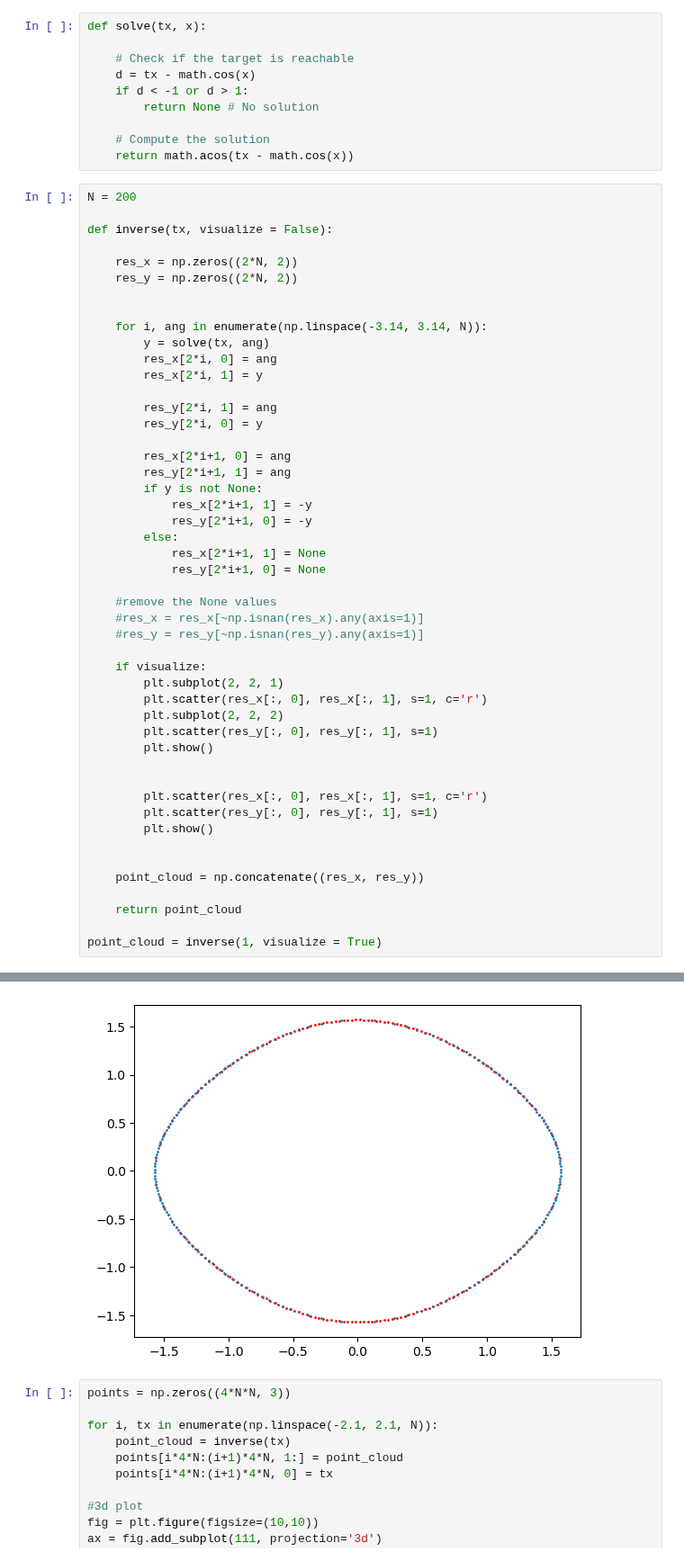
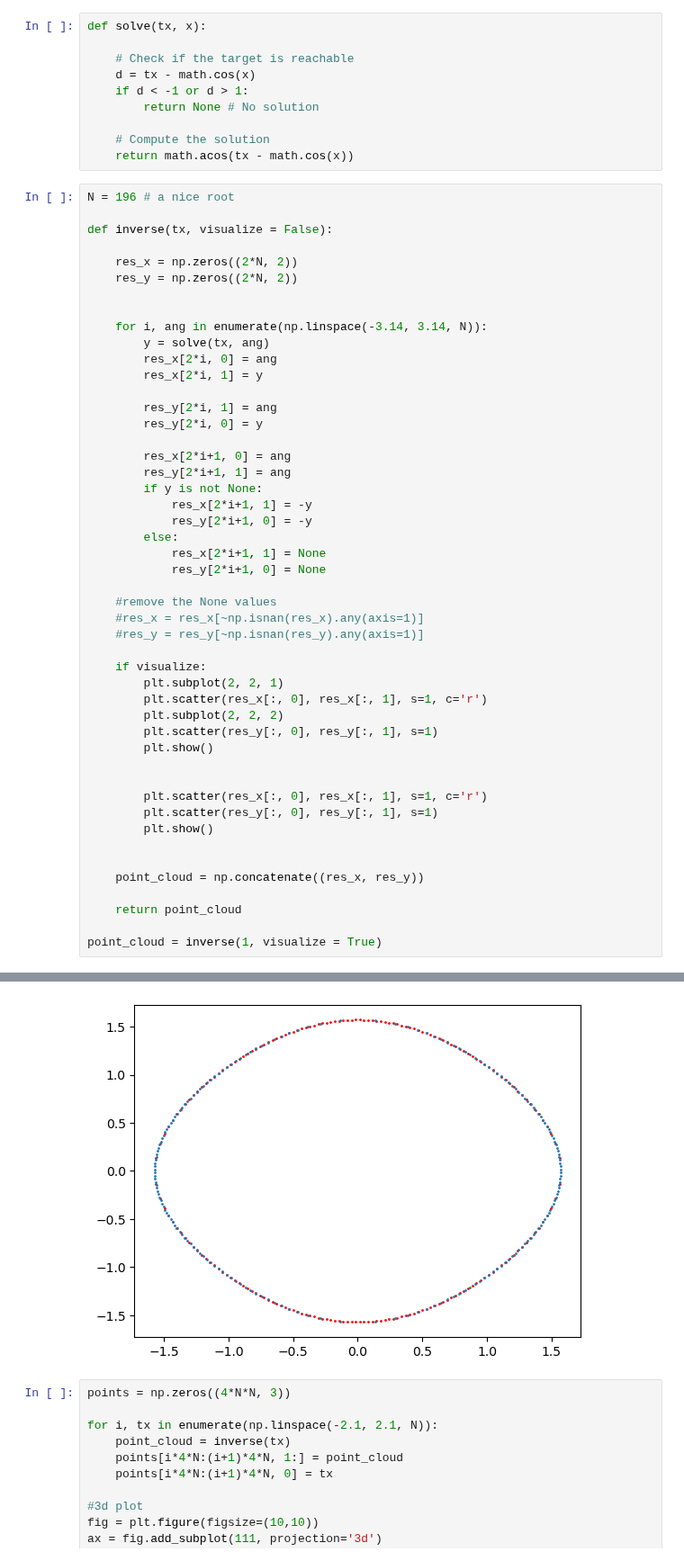
Before and after one commit to gregora/Workspace-of-Redundant-Robots, a Jupyter notebook: InverKinematicsSimple.ipynb, the cells around one changed output, grey strips where cells are left out. Shown at 90% size. Saved outputs shown, nothing was run; the diff lists cells and outputs as text.

```diff
--- a/InverKinematicsSimple.ipynb
+++ b/InverKinematicsSimple.ipynb
@@ -16,7 +18,7 @@ def solve(tx, x):
     # Compute the solution
     return math.acos(tx - math.cos(x))
 # %%
-N = 200
+N = 196 # a nice root
 
 def inverse(tx, visualize = False):
 
@@ -38,34 +40,34 @@ def inverse(tx, visualize = False):
             res_x[2*i+1, 1] = -y
             res_y[2*i+1, 0] = -y
         else:
             res_x[2*i+1, 1] = None
             res_y[2*i+1, 0] = None
 
     #remove the None values
     #res_x = res_x[~np.isnan(res_x).any(axis=1)]
     #res_y = res_y[~np.isnan(res_y).any(axis=1)]
 
     if visualize:
         plt.subplot(2, 2, 1)
         plt.scatter(res_x[:, 0], res_x[:, 1], s=1, c='r')
         plt.subplot(2, 2, 2)
         plt.scatter(res_y[:, 0], res_y[:, 1], s=1)
         plt.show()
 
 
         plt.scatter(res_x[:, 0], res_x[:, 1], s=1, c='r')
         plt.scatter(res_y[:, 0], res_y[:, 1], s=1)
         plt.show()
 
 
     point_cloud = np.concatenate((res_x, res_y))
 
     return point_cloud
 
 point_cloud = inverse(1, visualize = True)
 # %% [output]
 [figure]
-[figure, old version]
+[figure, new version]
 # %%
 points = np.zeros((4*N*N, 3))
 
```
Also changed, not shown: parts of 6 cells of this notebook, 1 other file.
